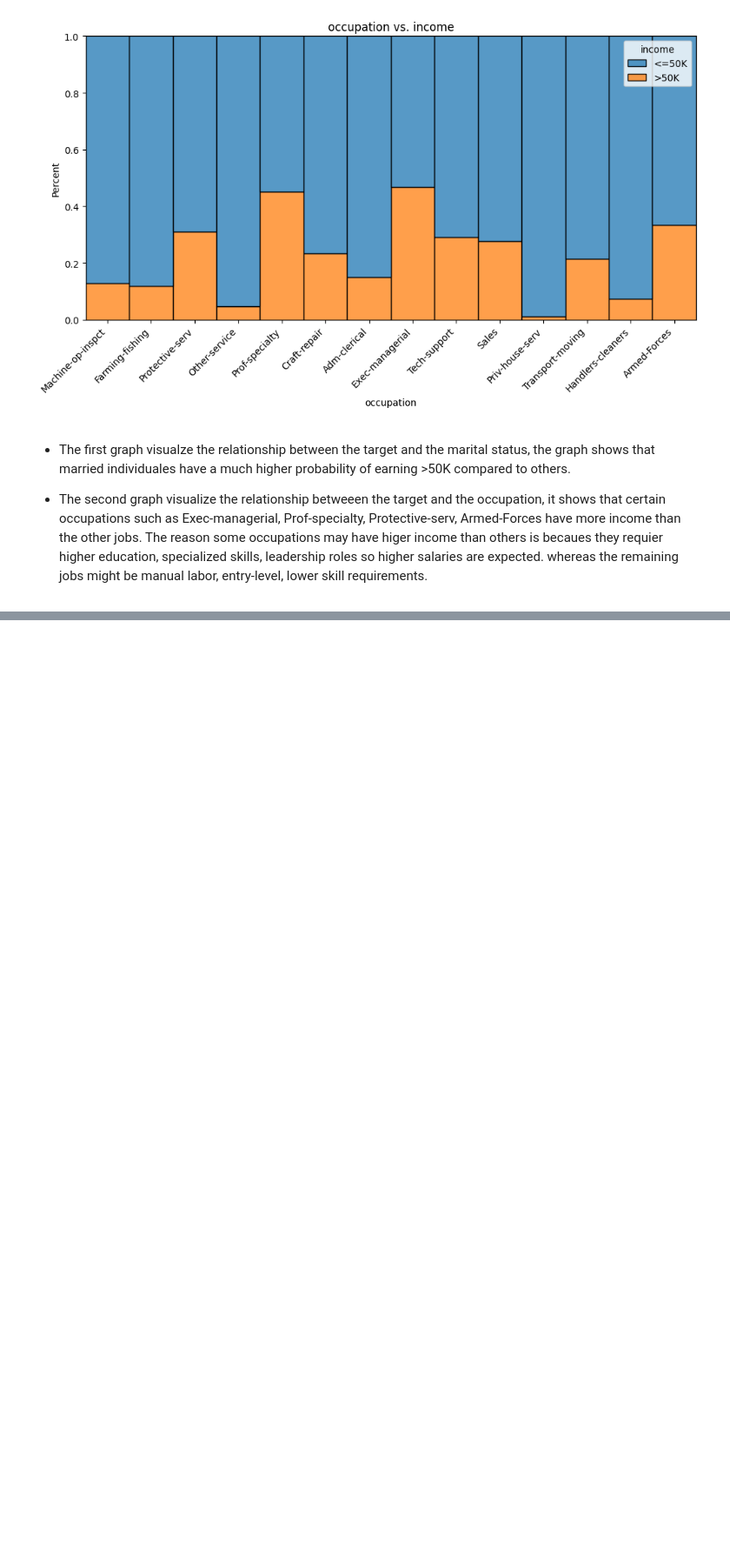
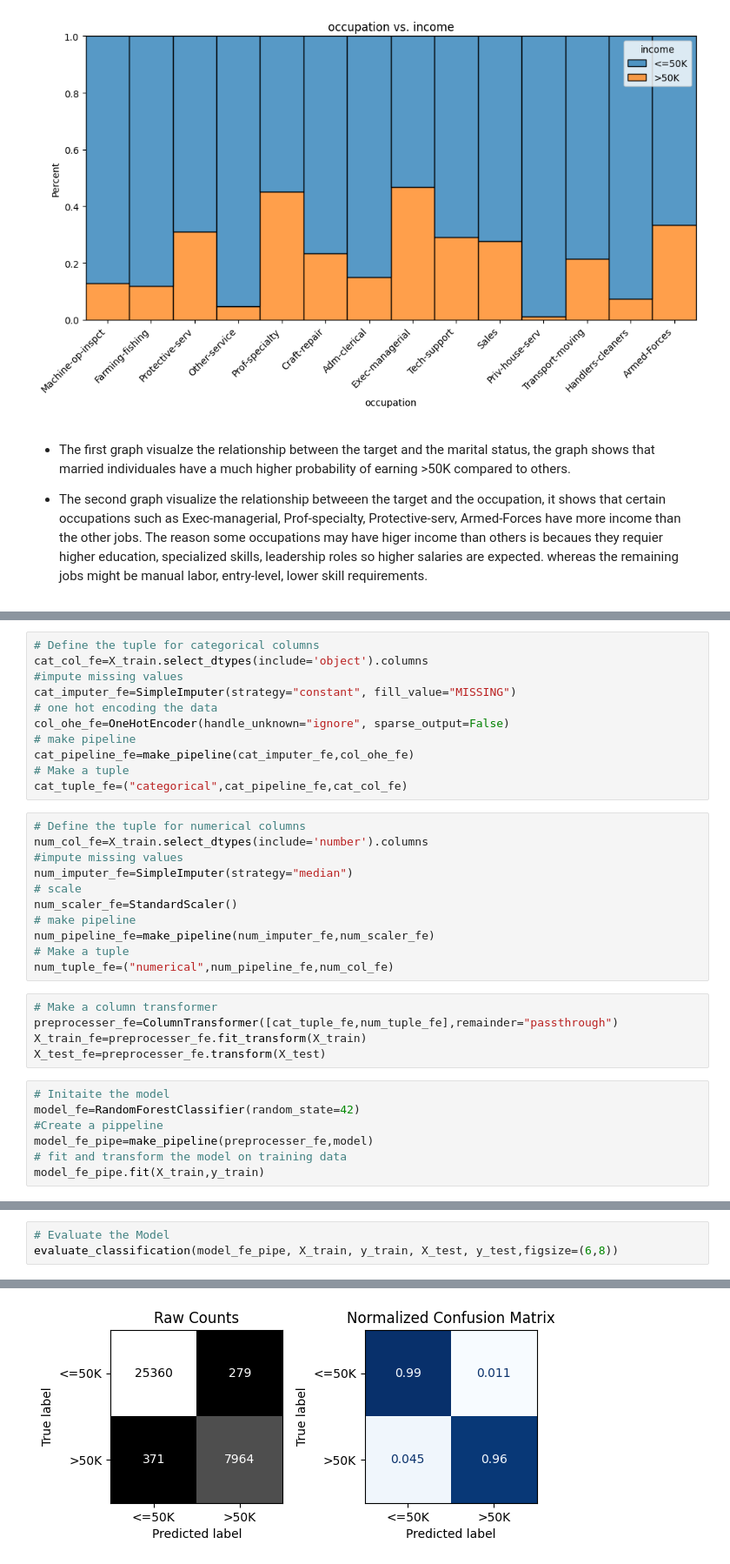
Before and after one commit to Hibashanti/Adult-Income-Dataset, a Jupyter notebook: ِAdult_Income_Dataset.ipynb, the cells around one changed output, grey strips where cells are left out. Shown at 87% size. Drawn from its saved outputs; the diff is of its cells as text; blank space fills up the shorter version.

```diff
--- a/ِAdult_Income_Dataset.ipynb
+++ b/ِAdult_Income_Dataset.ipynb
@@ -466,0 +501,34 @@ plt.show()
+# %%
+# Define the tuple for categorical columns
+cat_col_fe=X_train.select_dtypes(include='object').columns
+#impute missing values
+cat_imputer_fe=SimpleImputer(strategy="constant", fill_value="MISSING")
+# one hot encoding the data
+col_ohe_fe=OneHotEncoder(handle_unknown="ignore", sparse_output=False)
+# make pipeline
+cat_pipeline_fe=make_pipeline(cat_imputer_fe,col_ohe_fe)
+# Make a tuple
+cat_tuple_fe=("categorical",cat_pipeline_fe,cat_col_fe)
+# %%
+# Define the tuple for numerical columns
+num_col_fe=X_train.select_dtypes(include='number').columns
+#impute missing values
+num_imputer_fe=SimpleImputer(strategy="median")
+# scale
+num_scaler_fe=StandardScaler()
+# make pipeline
+num_pipeline_fe=make_pipeline(num_imputer_fe,num_scaler_fe)
+# Make a tuple
+num_tuple_fe=("numerical",num_pipeline_fe,num_col_fe)
+# %%
+# Make a column transformer
+preprocesser_fe=ColumnTransformer([cat_tuple_fe,num_tuple_fe],remainder="passthrough")
+X_train_fe=preprocesser_fe.fit_transform(X_train)
+X_test_fe=preprocesser_fe.transform(X_test)
+# %%
+# Initaite the model
+model_fe=RandomForestClassifier(random_state=42)
+#Create a pippeline
+model_fe_pipe=make_pipeline(preprocesser_fe,model)
+# fit and transform the model on training data
+model_fe_pipe.fit(X_train,y_train)
@@ -466,0 +556,4 @@ plt.show()
+# %%
+# Evaluate the Model
+evaluate_classification(model_fe_pipe, X_train, y_train, X_test, y_test,figsize=(6,8))
+# %% [output]
@@ -466,0 +571 @@ plt.show()
+[figure, added]
```
Also changed, not shown: parts of 13 cells of this notebook.
